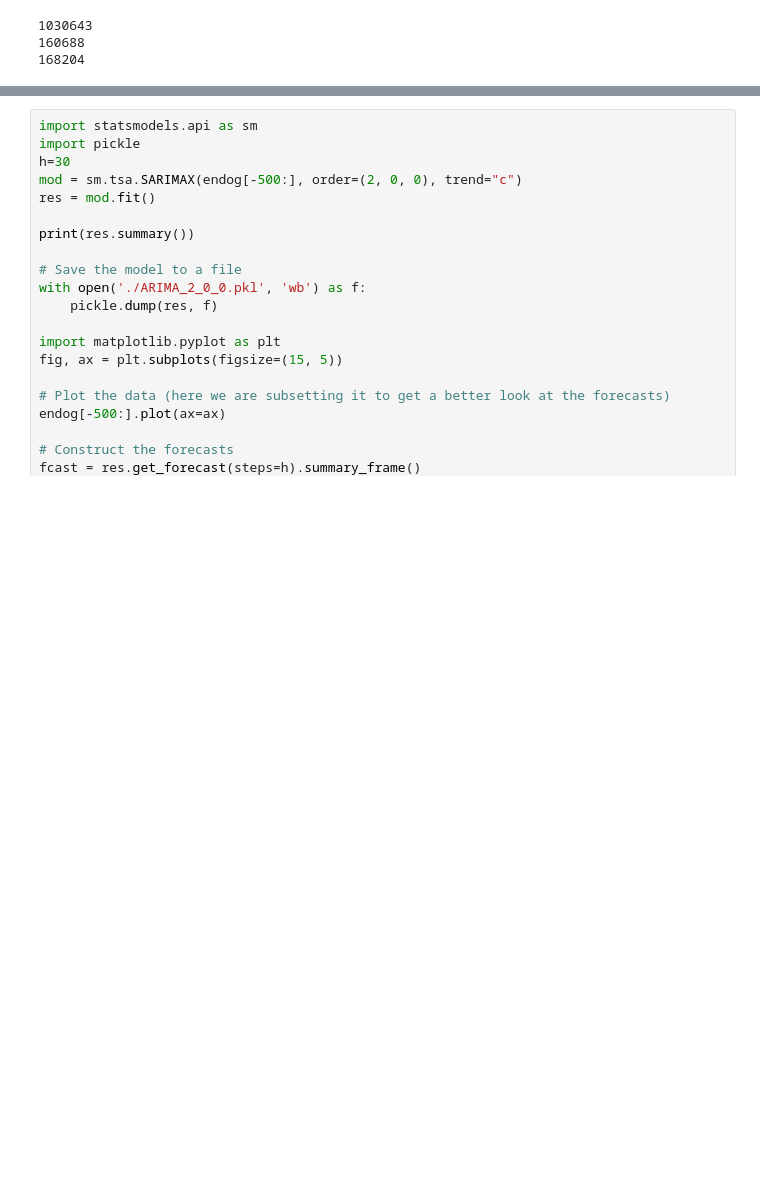
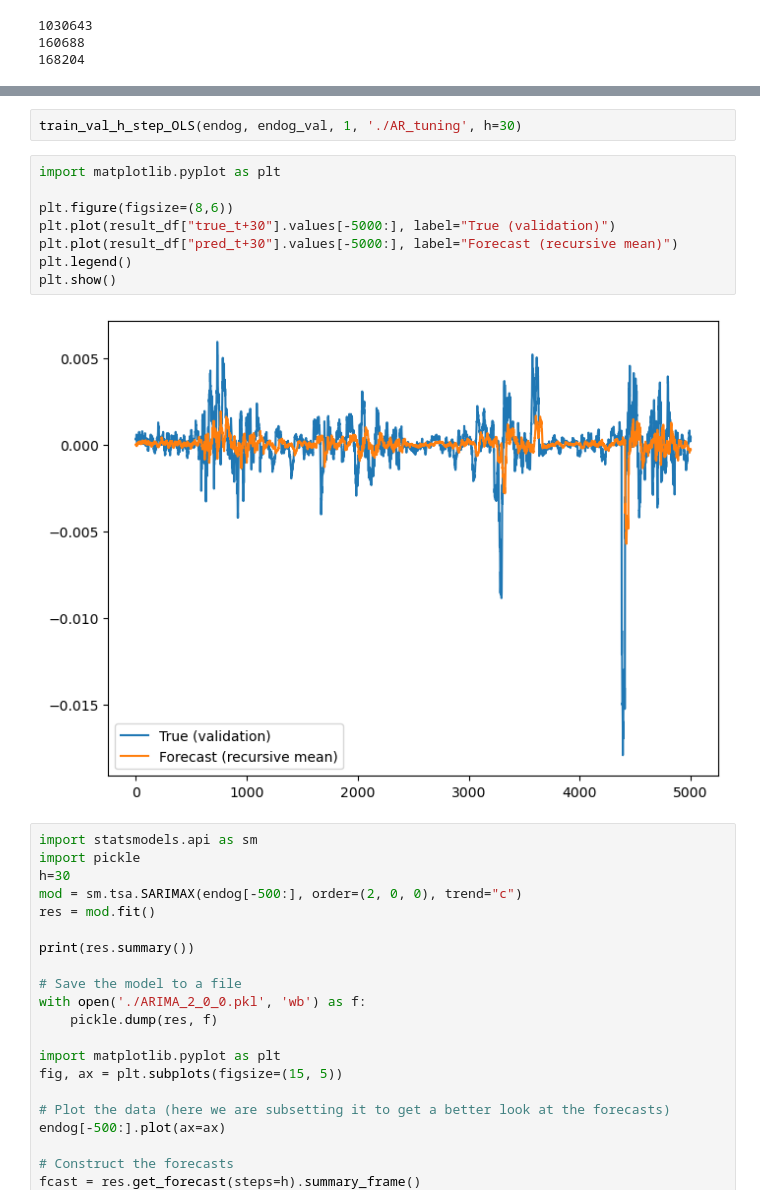
Before and after one commit to kht321/fx-ml-pipeline, a Jupyter notebook: notebooks/N02_kz_ARIMA.ipynb, the cells around one changed output, grey strips where cells are left out. Saved outputs shown, nothing was run; the diff lists cells and outputs as text; blank space fills up the shorter version.

```diff
--- a/notebooks/N02_kz_ARIMA.ipynb
+++ b/notebooks/N02_kz_ARIMA.ipynb
@@ -122,3 +485,15 @@ endog_test.index = X.loc[mask, 'time']
+# %%
+train_val_h_step_OLS(endog, endog_val, 1, './AR_tuning', h=30)
+# %%
+import matplotlib.pyplot as plt
+
+plt.figure(figsize=(8,6))
+plt.plot(result_df["true_t+30"].values[-5000:], label="True (validation)")
+plt.plot(result_df["pred_t+30"].values[-5000:], label="Forecast (recursive mean)")
+plt.legend()
+plt.show()
+# %% [output]
+[figure, added]
 # %%
 import statsmodels.api as sm
 import pickle
```
Also changed, not shown: parts of 12 cells of this notebook.
